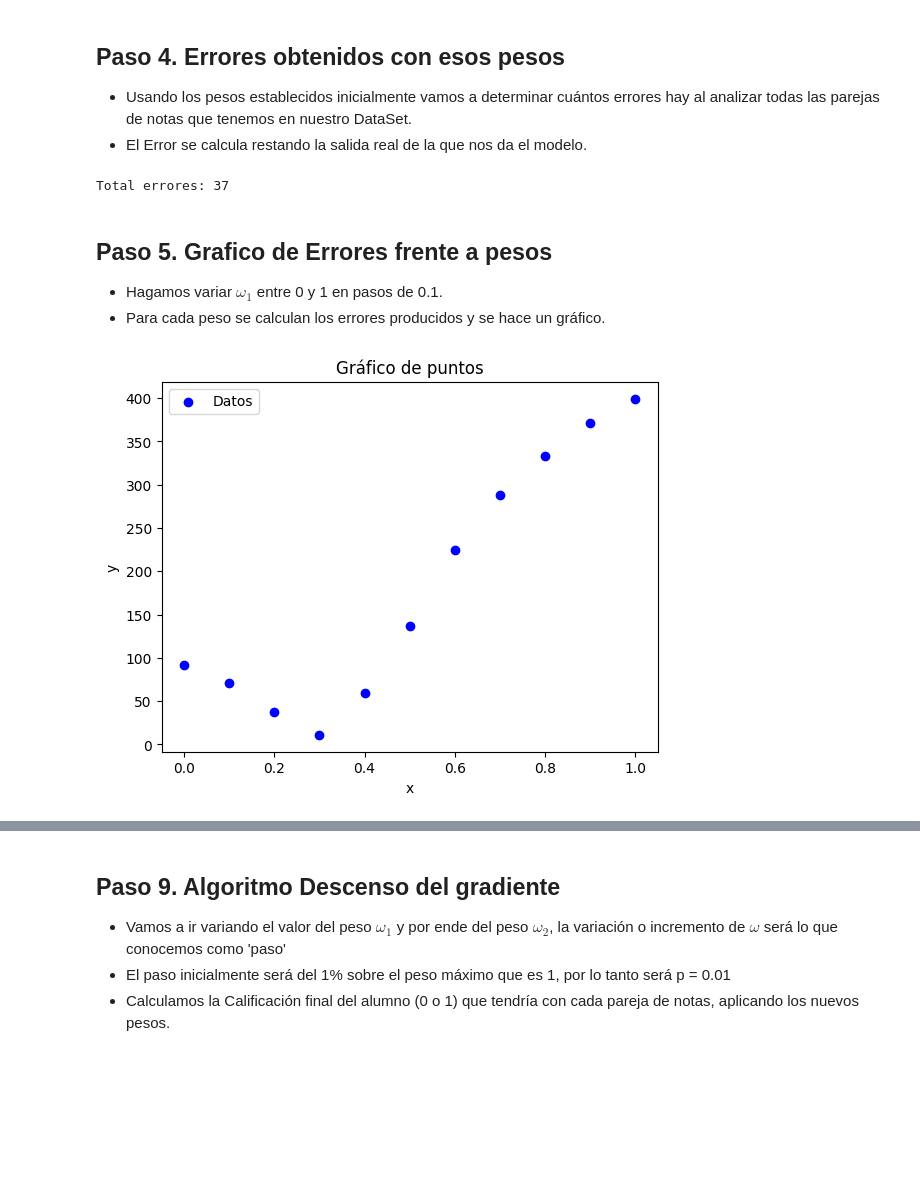
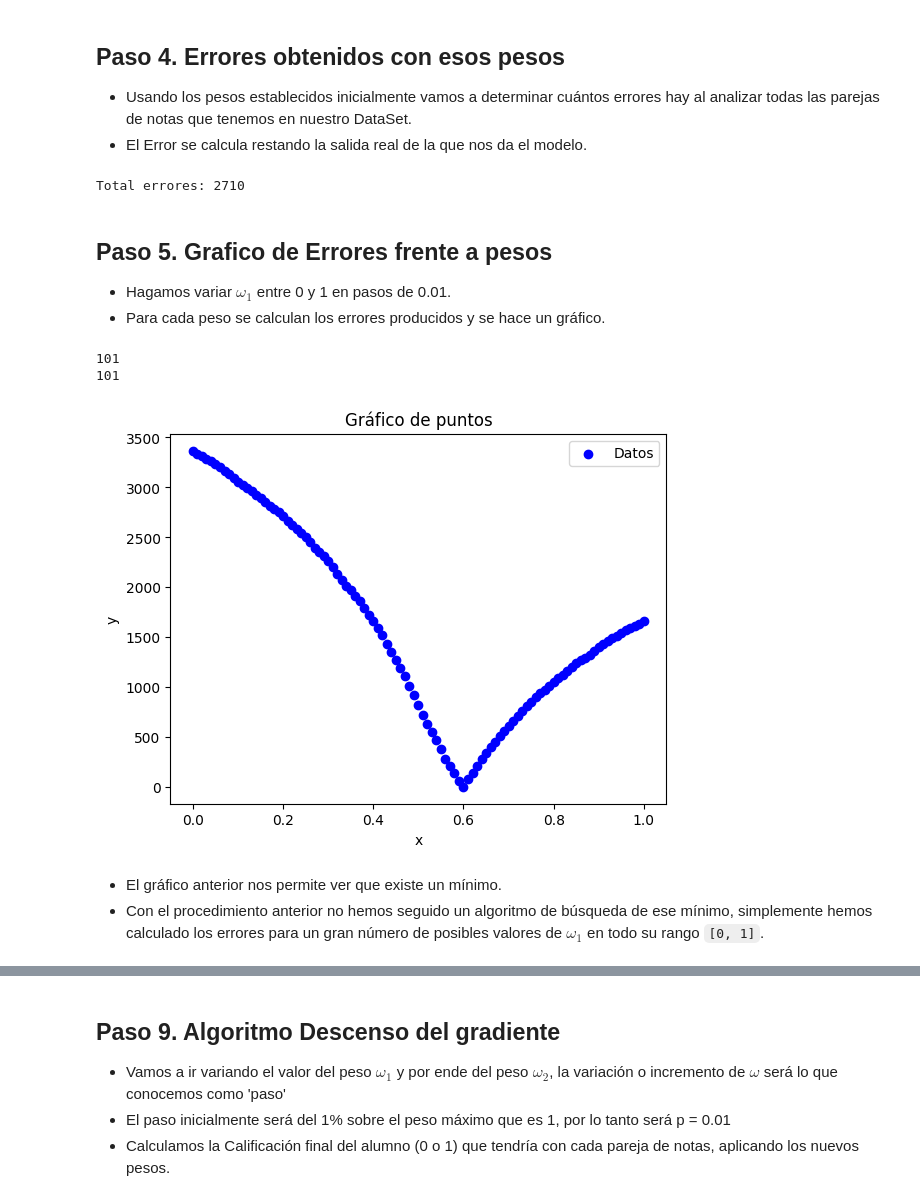
Before and after one commit to financieras/math, a Jupyter notebook: ia/perceptron.ipynb, the cells around one changed output, grey strips where cells are left out. Cells and saved outputs as stored; diff of their text form; code cells hidden in the pictures; blank space fills up the shorter version.

````diff
--- a/ia/perceptron.ipynb
+++ b/ia/perceptron.ipynb
@@ -32,7 +32,7 @@
 * $0 \leq  \omega_1 \leq 1$
 * $\omega_1 + \omega_2 = 1$
 # %%
-w1_real = 0.284      # dato que nos inventamos y luego tendremos que estimar
+w1_real = 0.6      # dato que nos inventamos y luego tendremos que estimar
 w2_real = 1 - w1_real
 w1_real, w2_real
 # %% [output]
@@ -53,7 +53,7 @@ w1_real, w2_real
 import random
 random.seed()
 
-n = 1000            # número de parejas de notas
+n = 10000            # número de parejas de notas
 nota_de_aprobado = 5
 notas = []          # matriz con las parejas de notas y la calificación final
 
@@ -64,3 +64,4 @@ for i in range(n):
     notas.append([nota_binaria, n1, n2])
 
 #notas
+len(notas)
@@ -92,44 +95,50 @@ for nota in notas:
 
 print("Total errores:", suma_errores)
 # %% [output]
-Total errores: 37
+Total errores: 2710
 # %% [markdown]
 ## Paso 5. Grafico de Errores frente a pesos
-* Hagamos variar $\omega_1$ entre 0 y 1 en pasos de 0.1.
+* Hagamos variar $\omega_1$ entre 0 y 1 en pasos de 0.01.
 * Para cada peso se calculan los errores producidos y se hace un gráfico.
 # %%
 import numpy as np
 import matplotlib.pyplot as plt
 
 
 errores = []
-for w1 in range(11):
-    w1 *= 0.1
+for w1 in range(101):       # son 101 valores
+    w1 *= 0.01
     w2 = 1 - w1
     suma_errores = 0
     for nota in notas:
         nota_estimada = nota[1] * w1 + nota[2] * w2
         resultado_estimado = 1 if nota_estimada >= 5 else 0
         error = nota[0] - resultado_estimado
         suma_errores += abs(error)
     errores.append(suma_errores)
 
 # Convertir 'errores' en un array de NumPy
 errores_array = np.array(errores)       # variable y
 
 # Generar los valores de x
-x = np.arange(0, 1.1, 0.1)  # De 0 a 1 con intervalos de 0.1
-
+x = np.arange(0, 1.01, 0.01)  # De 0 a 1 con intervalos de 0.01
+#print(len(x))
+#print(len(errores_array))
 # Crear el gráfico
 plt.scatter(x, errores_array, color='blue', label='Datos')
 
 # Añadir etiquetas y título
 plt.xlabel('x')
 plt.ylabel('y')
 plt.title('Gráfico de puntos')
 plt.legend()
 
 # Mostrar el gráfico
 plt.show()
 # %% [output]
+101
+101
-[figure, old version]
+[figure, new version]
+# %% [markdown]
+* El gráfico anterior nos permite ver que existe un mínimo.
+* Con el procedimiento anterior no hemos seguido un algoritmo de búsqueda de ese mínimo, simplemente hemos calculado los errores para un gran número de posibles valores de $\omega_1$ en todo su rango ```[0, 1]```.
````
Also changed, not shown: parts of 5 cells of this notebook.
